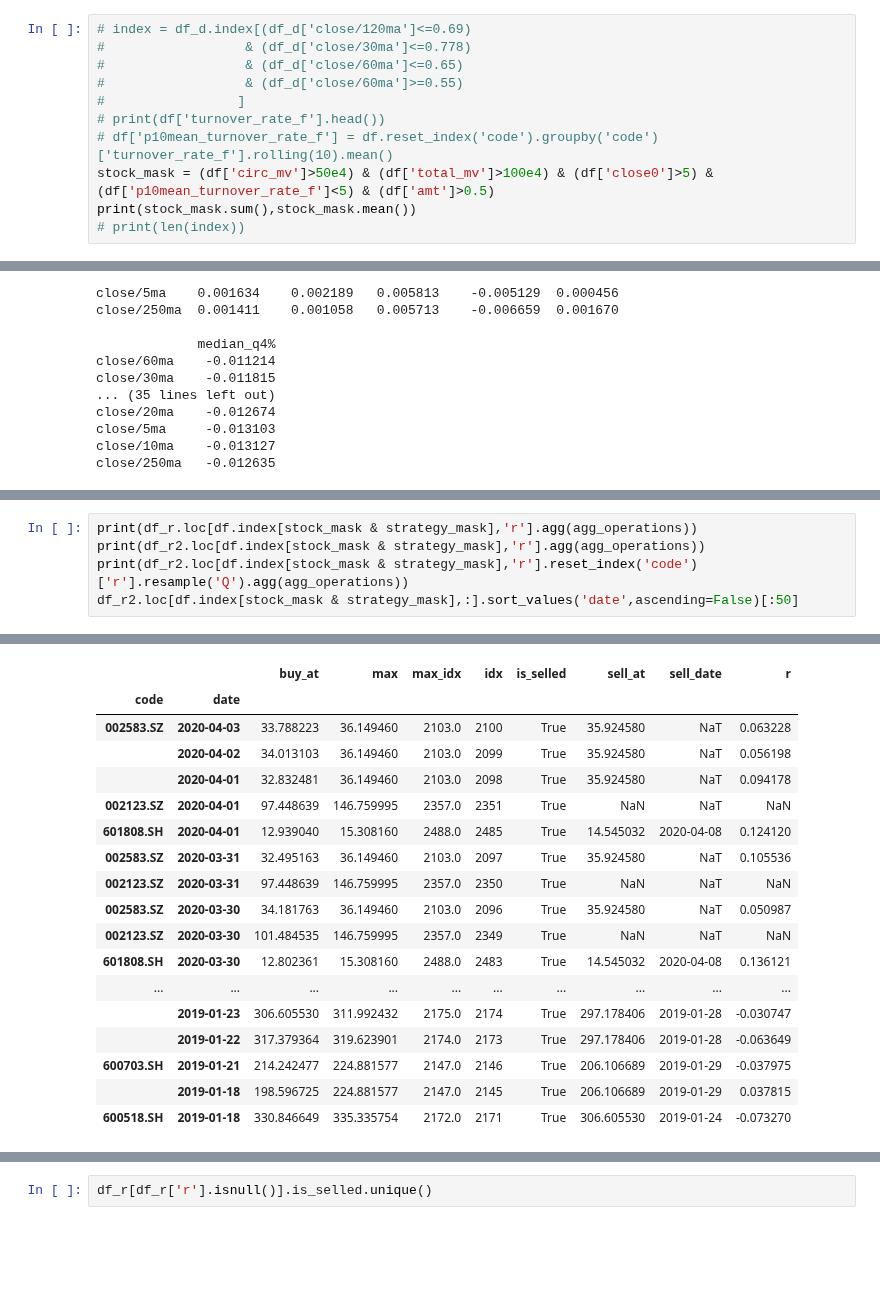
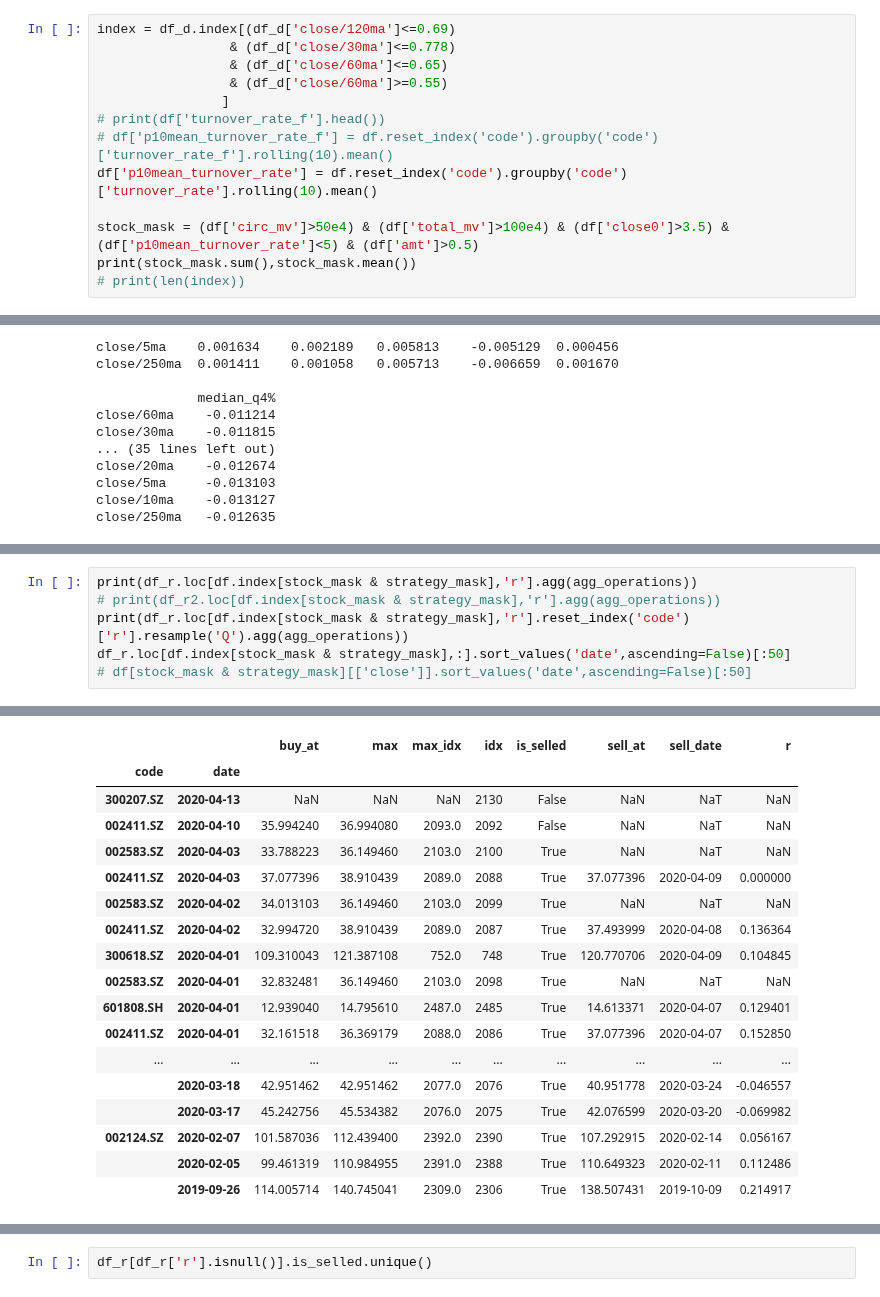
Before and after one commit to Bantorra0/Quant, a Jupyter notebook: long_trend_oversold_analysis.ipynb, the cells around one changed output, grey strips where cells are left out. Cells and saved outputs as stored; diff of their text form; blank space fills up the shorter version.

Commit message:
Continue lr oversold strategy. Start close/ma{N} percentile study. Change stop loss from close to low.

```diff
--- a/long_trend_oversold_analysis.ipynb
+++ b/long_trend_oversold_analysis.ipynb
@@ -79,14 +100,16 @@ Index(['open', 'high', 'low', 'close', 'vol', 'amt', 'adj_factor', 'avg',
 # %%
 df = df.join(df_d_basic.drop(columns='close'),how='inner')
 # %%
-# index = df_d.index[(df_d['close/120ma']<=0.69)
-#                  & (df_d['close/30ma']<=0.778)
-#                  & (df_d['close/60ma']<=0.65)
-#                  & (df_d['close/60ma']>=0.55)
-#                 ]
+index = df_d.index[(df_d['close/120ma']<=0.69)
+                 & (df_d['close/30ma']<=0.778)
+                 & (df_d['close/60ma']<=0.65)
+                 & (df_d['close/60ma']>=0.55)
+                ]
 # print(df['turnover_rate_f'].head())
 # df['p10mean_turnover_rate_f'] = df.reset_index('code').groupby('code')['turnover_rate_f'].rolling(10).mean()
-stock_mask = (df['circ_mv']>50e4) & (df['total_mv']>100e4) & (df['close0']>5) & (df['p10mean_turnover_rate_f']<5) & (df['amt']>0.5)
+df['p10mean_turnover_rate'] = df.reset_index('code').groupby('code')['turnover_rate'].rolling(10).mean()
+
+stock_mask = (df['circ_mv']>50e4) & (df['total_mv']>100e4) & (df['close0']>3.5) & (df['p10mean_turnover_rate']<5) & (df['amt']>0.5)
 print(stock_mask.sum(),stock_mask.mean())
 # print(len(index))
 # %% [output]
@@ -163,6 +168,7 @@ print(strategy_mask.sum())
 # %%
 print(df_r.loc[df.index[stock_mask & strategy_mask],'r'].agg(agg_operations))
-print(df_r2.loc[df.index[stock_mask & strategy_mask],'r'].agg(agg_operations))
-print(df_r2.loc[df.index[stock_mask & strategy_mask],'r'].reset_index('code')['r'].resample('Q').agg(agg_operations))
-df_r2.loc[df.index[stock_mask & strategy_mask],:].sort_values('date',ascending=False)[:50]
+# print(df_r2.loc[df.index[stock_mask & strategy_mask],'r'].agg(agg_operations))
+print(df_r.loc[df.index[stock_mask & strategy_mask],'r'].reset_index('code')['r'].resample('Q').agg(agg_operations))
+df_r.loc[df.index[stock_mask & strategy_mask],:].sort_values('date',ascending=False)[:50]
+# df[stock_mask & strategy_mask][['close']].sort_values('date',ascending=False)[:50]
 # %% [output]
@@ -186,19 +192,19 @@ std          0.093027
 |  |  | buy_at | max | max_idx | idx | is_selled | sell_at | sell_date | r |
 | code | date |  |  |  |  |  |  |  |  |
-| 002583.SZ | 2020-04-03 | 33.788223 | 36.149460 | 2103.0 | 2100 | True | 35.924580 | NaT | 0.063228 |
-|  | 2020-04-02 | 34.013103 | 36.149460 | 2103.0 | 2099 | True | 35.924580 | NaT | 0.056198 |
-|  | 2020-04-01 | 32.832481 | 36.149460 | 2103.0 | 2098 | True | 35.924580 | NaT | 0.094178 |
-| 002123.SZ | 2020-04-01 | 97.448639 | 146.759995 | 2357.0 | 2351 | True | NaN | NaT | NaN |
-| 601808.SH | 2020-04-01 | 12.939040 | 15.308160 | 2488.0 | 2485 | True | 14.545032 | 2020-04-08 | 0.124120 |
-| 002583.SZ | 2020-03-31 | 32.495163 | 36.149460 | 2103.0 | 2097 | True | 35.924580 | NaT | 0.105536 |
-| 002123.SZ | 2020-03-31 | 97.448639 | 146.759995 | 2357.0 | 2350 | True | NaN | NaT | NaN |
-| 002583.SZ | 2020-03-30 | 34.181763 | 36.149460 | 2103.0 | 2096 | True | 35.924580 | NaT | 0.050987 |
-| 002123.SZ | 2020-03-30 | 101.484535 | 146.759995 | 2357.0 | 2349 | True | NaN | NaT | NaN |
-| 601808.SH | 2020-03-30 | 12.802361 | 15.308160 | 2488.0 | 2483 | True | 14.545032 | 2020-04-08 | 0.136121 |
+| 300207.SZ | 2020-04-13 | NaN | NaN | NaN | 2130 | False | NaN | NaT | NaN |
+| 002411.SZ | 2020-04-10 | 35.994240 | 36.994080 | 2093.0 | 2092 | False | NaN | NaT | NaN |
+| 002583.SZ | 2020-04-03 | 33.788223 | 36.149460 | 2103.0 | 2100 | True | NaN | NaT | NaN |
+| 002411.SZ | 2020-04-03 | 37.077396 | 38.910439 | 2089.0 | 2088 | True | 37.077396 | 2020-04-09 | 0.000000 |
+| 002583.SZ | 2020-04-02 | 34.013103 | 36.149460 | 2103.0 | 2099 | True | NaN | NaT | NaN |
+| 002411.SZ | 2020-04-02 | 32.994720 | 38.910439 | 2089.0 | 2087 | True | 37.493999 | 2020-04-08 | 0.136364 |
+| 300618.SZ | 2020-04-01 | 109.310043 | 121.387108 | 752.0 | 748 | True | 120.770706 | 2020-04-09 | 0.104845 |
+| 002583.SZ | 2020-04-01 | 32.832481 | 36.149460 | 2103.0 | 2098 | True | NaN | NaT | NaN |
+| 601808.SH | 2020-04-01 | 12.939040 | 14.795610 | 2487.0 | 2485 | True | 14.613371 | 2020-04-07 | 0.129401 |
+| 002411.SZ | 2020-04-01 | 32.161518 | 36.369179 | 2088.0 | 2086 | True | 37.077396 | 2020-04-07 | 0.152850 |
 | ... | ... | ... | ... | ... | ... | ... | ... | ... | ... |
-|  | 2019-01-23 | 306.605530 | 311.992432 | 2175.0 | 2174 | True | 297.178406 | 2019-01-28 | -0.030747 |
-|  | 2019-01-22 | 317.379364 | 319.623901 | 2174.0 | 2173 | True | 297.178406 | 2019-01-28 | -0.063649 |
-| 600703.SH | 2019-01-21 | 214.242477 | 224.881577 | 2147.0 | 2146 | True | 206.106689 | 2019-01-29 | -0.037975 |
-|  | 2019-01-18 | 198.596725 | 224.881577 | 2147.0 | 2145 | True | 206.106689 | 2019-01-29 | 0.037815 |
-| 600518.SH | 2019-01-18 | 330.846649 | 335.335754 | 2172.0 | 2171 | True | 306.605530 | 2019-01-24 | -0.073270 |
+|  | 2020-03-18 | 42.951462 | 42.951462 | 2077.0 | 2076 | True | 40.951778 | 2020-03-24 | -0.046557 |
+|  | 2020-03-17 | 45.242756 | 45.534382 | 2076.0 | 2075 | True | 42.076599 | 2020-03-20 | -0.069982 |
+| 002124.SZ | 2020-02-07 | 101.587036 | 112.439400 | 2392.0 | 2390 | True | 107.292915 | 2020-02-14 | 0.056167 |
+|  | 2020-02-05 | 99.461319 | 110.984955 | 2391.0 | 2388 | True | 110.649323 | 2020-02-11 | 0.112486 |
+|  | 2019-09-26 | 114.005714 | 140.745041 | 2309.0 | 2306 | True | 138.507431 | 2019-10-09 | 0.214917 |
 # %%
```
Also changed, not shown: parts of 16 cells of this notebook, 1 other file.
